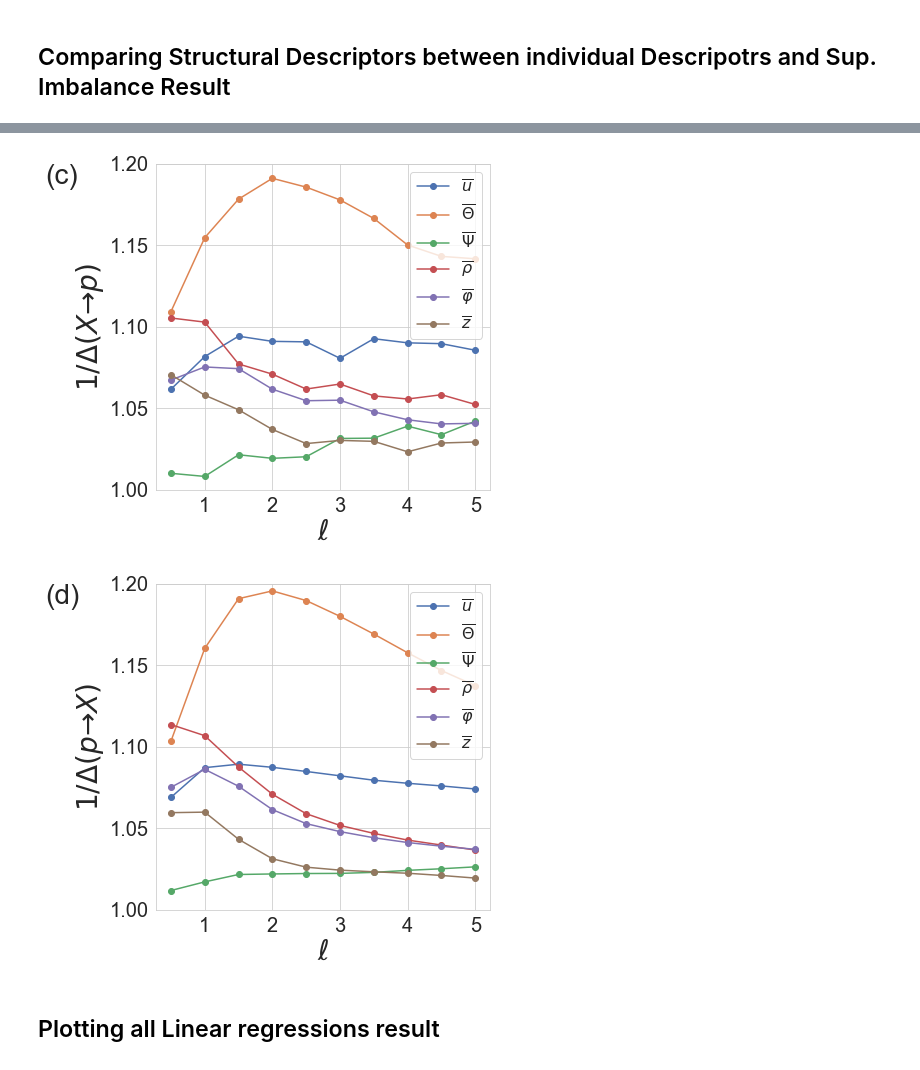
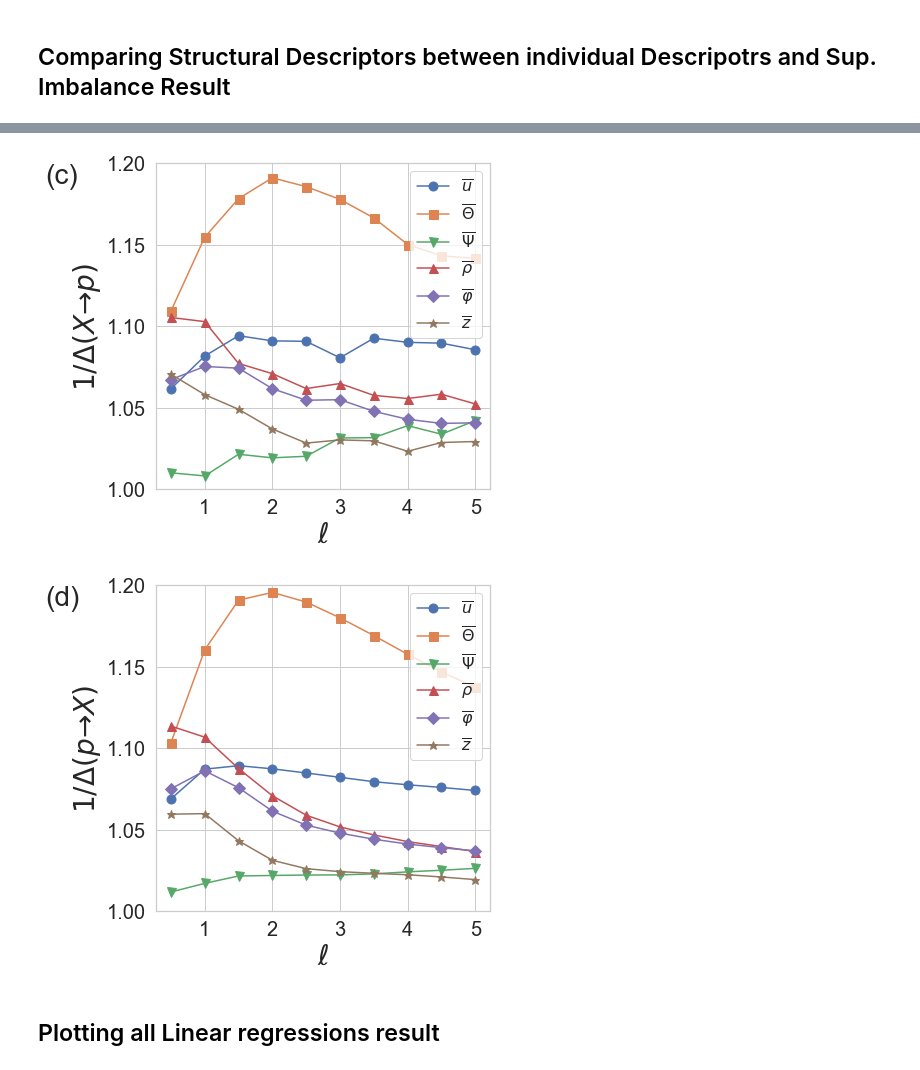
Before and after one commit to Anand-Sharma22/Feature-selection-Information-Imbalance, a Jupyter notebook: Plotting.ipynb, the cells around one changed output, grey strips where cells are left out. Saved outputs shown, nothing was run; the diff lists cells and outputs as text; code cells hidden in the pictures.

```diff
--- a/Plotting.ipynb
+++ b/Plotting.ipynb
@@ -281,12 +280,12 @@ y2 = 1/Arr_des_prop[10:,:].mean(axis = 0)
 # %%
 fig, ax = plt.subplots(figsize=(6,6))
 
-plt.plot([0.5,1,1.5,2,2.5,3,3.5,4,4.5,5] , y1[20:30], marker = "o" , label = r"$\overline{u}$")
-plt.plot([0.5,1,1.5,2,2.5,3,3.5,4,4.5,5] , y1[40:50] , marker = "o" , label = r"$\overline{\Theta}$")
-plt.plot([0.5,1,1.5,2,2.5,3,3.5,4,4.5,5] , y1[30:40] , marker = "o" , label = r"$\overline{\Psi}$")
-plt.plot([0.5,1,1.5,2,2.5,3,3.5,4,4.5,5] , y1[:10] , marker = "o" , label = r"$\overline{\rho}$")
-plt.plot([0.5,1,1.5,2,2.5,3,3.5,4,4.5,5] , y1[10:20] , marker = "o" , label = r"$\overline{\varphi}$")
-plt.plot([0.5,1,1.5,2,2.5,3,3.5,4,4.5,5] , y1[50:60] , marker = "o" , label = r"$\overline{z}$")
+plt.plot([0.5,1,1.5,2,2.5,3,3.5,4,4.5,5] , y1[20:30], marker = "o",markersize = 9 , label = r"$\overline{u}$")
+plt.plot([0.5,1,1.5,2,2.5,3,3.5,4,4.5,5] , y1[40:50] , marker = "s",markersize = 9 , label = r"$\overline{\Theta}$")
+plt.plot([0.5,1,1.5,2,2.5,3,3.5,4,4.5,5] , y1[30:40] , marker = "v" ,markersize = 9, label = r"$\overline{\Psi}$")
+plt.plot([0.5,1,1.5,2,2.5,3,3.5,4,4.5,5] , y1[:10] , marker = "^" ,markersize = 9, label = r"$\overline{\rho}$")
+plt.plot([0.5,1,1.5,2,2.5,3,3.5,4,4.5,5] , y1[10:20] , marker = "D" ,markersize = 9, label = r"$\overline{\varphi}$")
+plt.plot([0.5,1,1.5,2,2.5,3,3.5,4,4.5,5] , y1[50:60] , marker = "*" ,markersize = 9, label = r"$\overline{z}$")
 
 
 #plt.title("Delta Propensity-->Descripotr")
@@ -300,36 +299,36 @@ ax.text(-0.33, 1.00, "(c)", ha="left", va="top", transform=ax.transAxes, fontsiz
 plt.ylim([1,1.2])
 plt.yticks([1.00,1.05,1.10,1.15,1.20])
 
-#plt.savefig('2_Fig_4(c).png', dpi=600, bbox_inches="tight")
+plt.savefig('2_Fig_4(c).png', dpi=600, bbox_inches="tight")
 plt.show()
 # %% [output]
-[figure, old version]
+[figure, new version]
 # %%
 fig, ax = plt.subplots(figsize=(6, 6))
 
-plt.plot([0.5,1,1.5,2,2.5,3,3.5,4,4.5,5] , y2[20:30], marker = "o" , label = r"$\overline{u}$")
-plt.plot([0.5,1,1.5,2,2.5,3,3.5,4,4.5,5] , y2[40:50] , marker = "o" , label = r"$\overline{\Theta}$")
-plt.plot([0.5,1,1.5,2,2.5,3,3.5,4,4.5,5] , y2[30:40] , marker = "o" , label = r"$\overline{\Psi}$")
-plt.plot([0.5,1,1.5,2,2.5,3,3.5,4,4.5,5] , y2[:10] , marker = "o" , label = r"$\overline{\rho}$")
-plt.plot([0.5,1,1.5,2,2.5,3,3.5,4,4.5,5] , y2[10:20] , marker = "o" , label = r"$\overline{\varphi}$")
-plt.plot([0.5,1,1.5,2,2.5,3,3.5,4,4.5,5] , y2[50:60] , marker = "o" , label = r"$\overline{z}$")
+plt.plot([0.5,1,1.5,2,2.5,3,3.5,4,4.5,5] , y2[20:30], marker = "o",markersize = 9 , label = r"$\overline{u}$")
+plt.plot([0.5,1,1.5,2,2.5,3,3.5,4,4.5,5] , y2[40:50] , marker = "s",markersize = 9 , label = r"$\overline{\Theta}$")
+plt.plot([0.5,1,1.5,2,2.5,3,3.5,4,4.5,5] , y2[30:40] , marker = "v" ,markersize = 9, label = r"$\overline{\Psi}$")
+plt.plot([0.5,1,1.5,2,2.5,3,3.5,4,4.5,5] , y2[:10] , marker = "^" ,markersize = 9, label = r"$\overline{\rho}$")
+plt.plot([0.5,1,1.5,2,2.5,3,3.5,4,4.5,5] , y2[10:20] , marker = "D" ,markersize = 9, label = r"$\overline{\varphi}$")
+plt.plot([0.5,1,1.5,2,2.5,3,3.5,4,4.5,5] , y2[50:60] , marker = "*" ,markersize = 9, label = r"$\overline{z}$")
 
 
 #plt.title("Delta Propensity-->Descripotr")
 ax.set_xlabel(r"$\ell$",fontsize=28)
 ax.set_ylabel(r"$1/\Delta (p \to X)$" , fontsize=28)
 ax.legend(loc = "upper right" , fontsize = 16)
 plt.xticks(fontsize=20)
 plt.yticks(fontsize=20)
 # Add the (c) label
 ax.text(-0.33, 1.00, "(d)", ha="left", va="top", transform=ax.transAxes, fontsize=28)
 plt.ylim([1,1.2])
 plt.yticks([1.00,1.05,1.10,1.15,1.20])
 
-#plt.savefig('2_Fig_4(d).png', dpi=600, bbox_inches="tight")
+plt.savefig('2_Fig_4(d).png', dpi=600, bbox_inches="tight")
 plt.show()
 # %% [output]
-[figure, old version]
+[figure, new version]
 # %% [markdown]
 ## Plotting all Linear regressions result
 # %%
```
Also changed, not shown: parts of 7 cells of this notebook.
